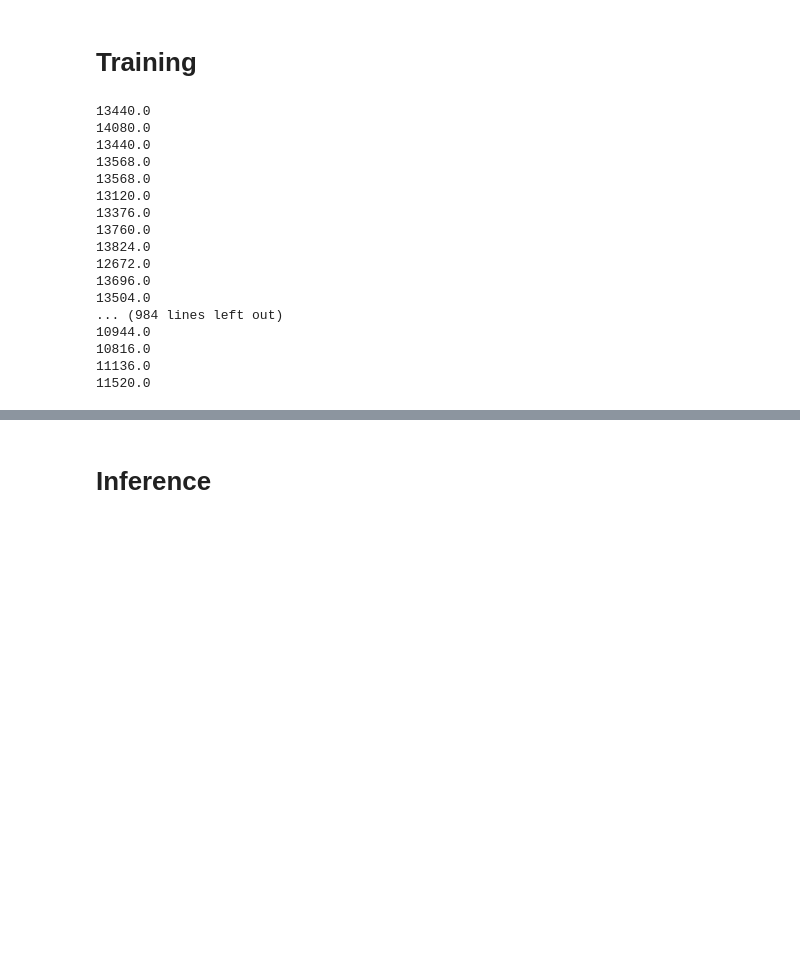
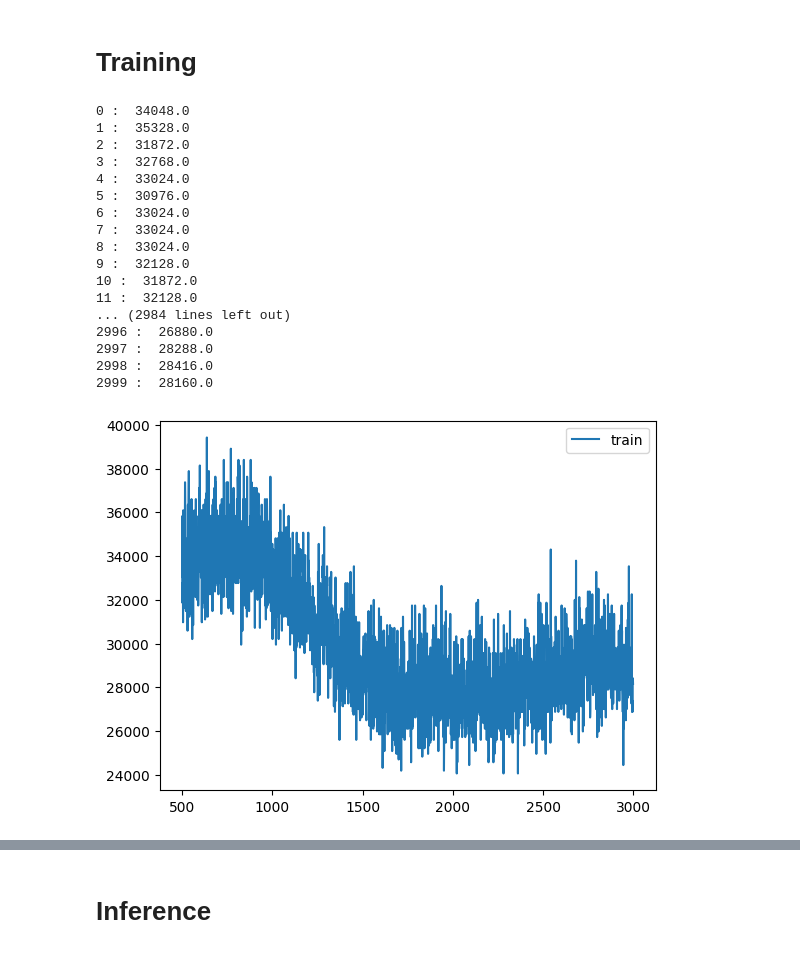
Before and after one commit to Arjun-G-Ravi/AI-Chess, a Jupyter notebook: chessEngineTrainer.ipynb, the cells around one changed output, grey strips where cells are left out. Cells and saved outputs as stored; diff of their text form; code cells hidden in the pictures; blank space fills up the shorter version.

```diff
--- a/chessEngineTrainer.ipynb
+++ b/chessEngineTrainer.ipynb
@@ -90,7 +103,7 @@ torch._dynamo.config.suppress_errors = True
 # %%
 model.train()
-train_history = {}
-val_history = {}
+# train_history = {}
+# val_history = {}
 for step_i in range(num_steps):
     optimiser.zero_grad()
     x_batch, y_batch = get_batch(X, y, bs)
@@ -102,9 +115,9 @@ for step_i in range(num_steps):
     train_history[step_i] = loss.item()
     loss.backward()
     optimiser.step()
-    print(loss.item())
-
-    if step_i > 200: lr = 0.001
+    scheduler.step()
+    # print(f"Epoch {step_i}, Learning Rate: {scheduler.get_last_lr()}")
+    print(step_i, ': ',loss.item())
 
     if step_i % 100 == 0:
         # validation phase
@@ -114,21 +127,28 @@ for step_i in range(num_steps):
         # print(loss.item())
         val_history[step_i] = loss.item()
 # %% [output]
-13440.0
-14080.0
-13440.0
-13568.0
-13568.0
-13120.0
-13376.0
-13760.0
-13824.0
-12672.0
-13696.0
-13504.0
-... (984 lines left out)
-10944.0
-10816.0
-11136.0
-11520.0
+0 :  34048.0
+1 :  35328.0
+2 :  31872.0
+3 :  32768.0
+4 :  33024.0
+5 :  30976.0
+6 :  33024.0
+7 :  33024.0
+8 :  33024.0
+9 :  32128.0
+10 :  31872.0
+11 :  32128.0
+... (2984 lines left out)
+2996 :  26880.0
+2997 :  28288.0
+2998 :  28416.0
+2999 :  28160.0
+# %%
+plt.plot(list(train_history.keys())[500:], list(train_history.values())[500:], label='train')
+# plt.plot(val_history.keys(), val_history.values(), label='validation')
+plt.legend()
+plt.show()
+# %% [output]
+[figure, added]
 # %%
```
Also changed, not shown: parts of 11 cells of this notebook, 1 other file.
